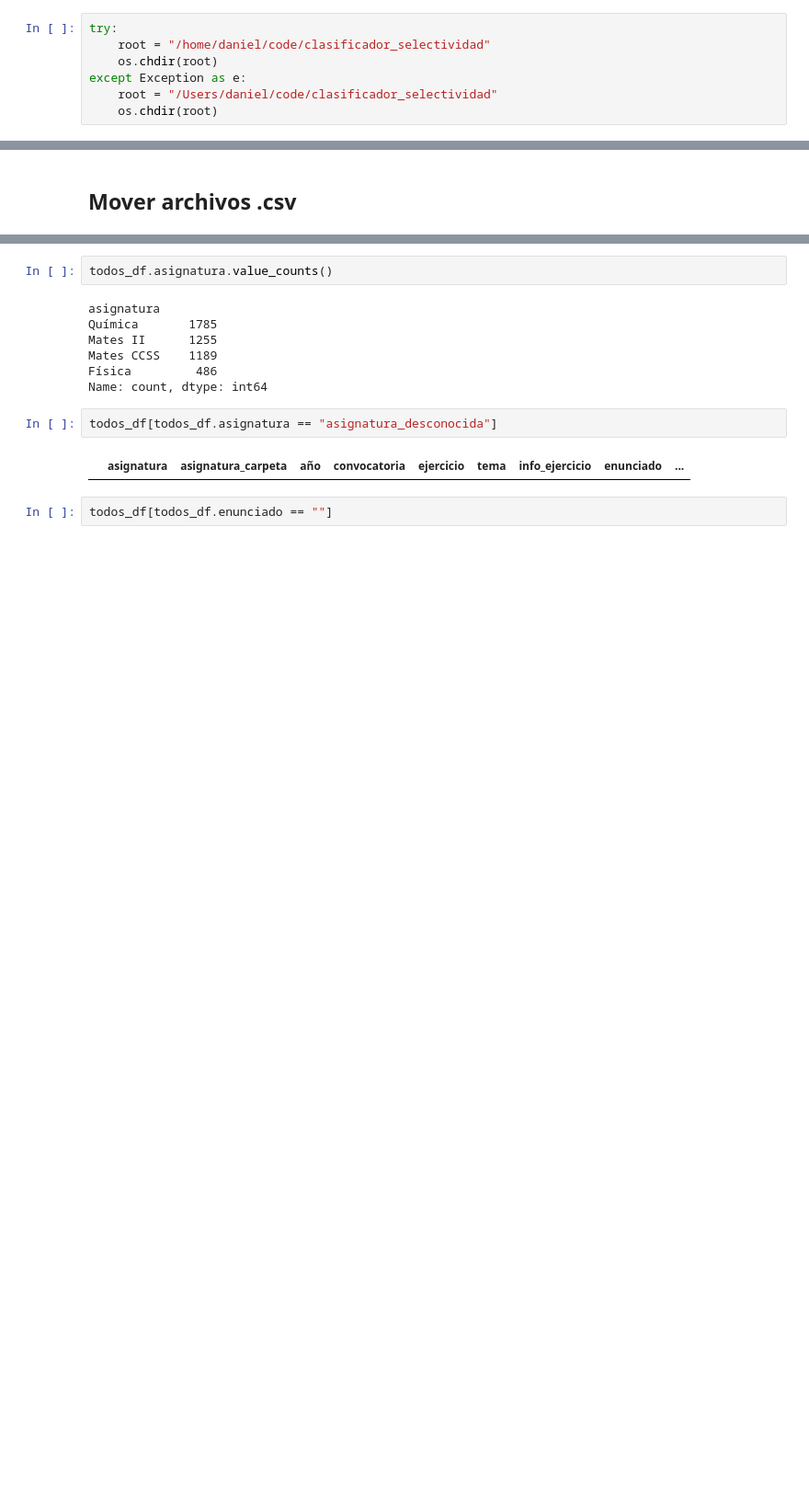
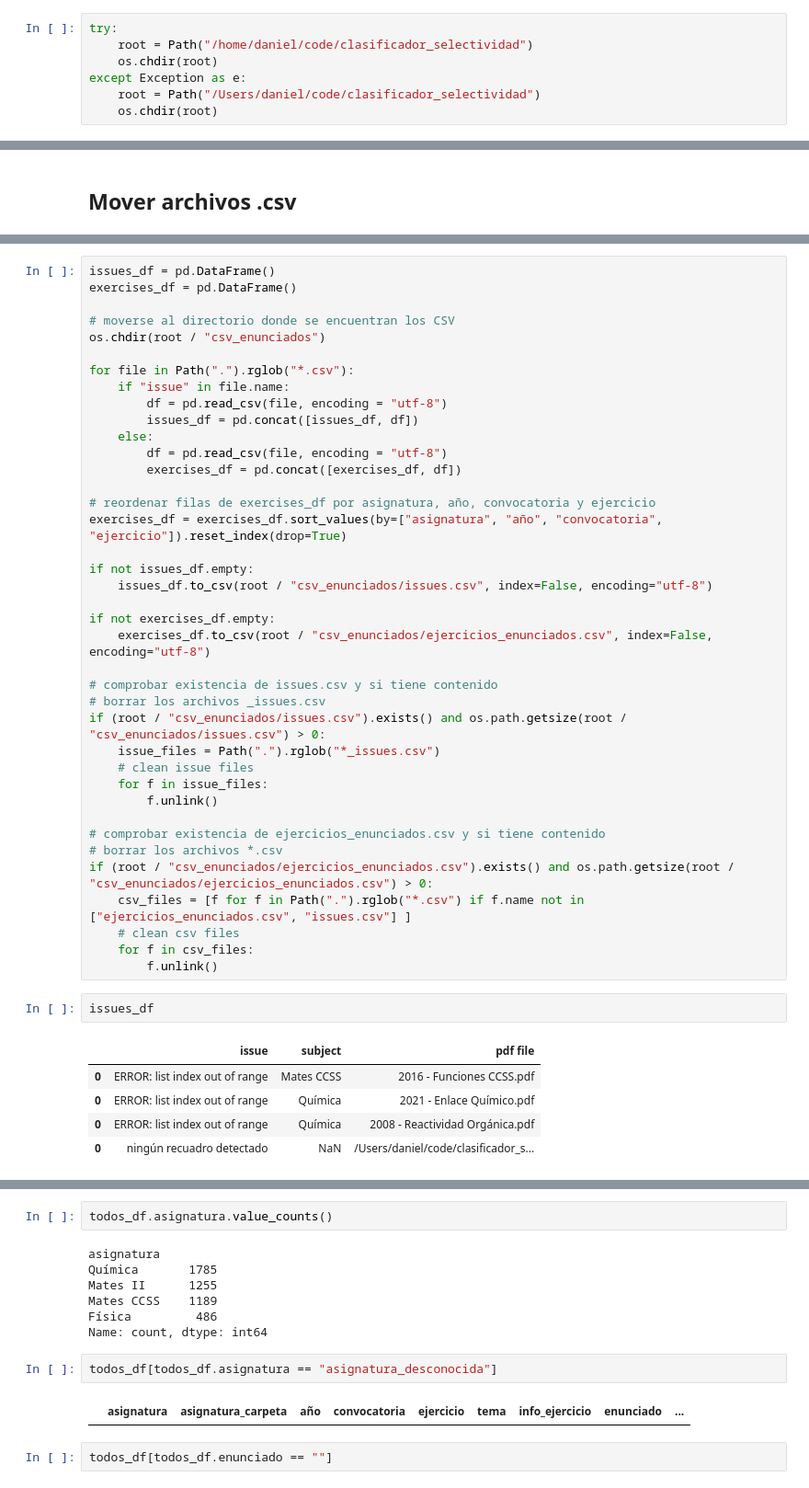
Before and after one commit to chusk2/clasificador_selectividad, a Jupyter notebook: jupyter notebooks/recortes_img.ipynb, the cells around one changed output, grey strips where cells are left out. Shown at 92% size. Saved outputs shown, nothing was run; the diff lists cells and outputs as text; blank space fills up the shorter version.

```diff
--- a/jupyter notebooks/recortes_img.ipynb
+++ b/jupyter notebooks/recortes_img.ipynb
@@ -20,8 +20,8 @@ Establecer directorio raiz
 # %%
 try:
-    root = "/home/daniel/code/clasificador_selectividad"
+    root = Path("/home/daniel/code/clasificador_selectividad")
     os.chdir(root)
 except Exception as e:
-    root = "/Users/daniel/code/clasificador_selectividad"
+    root = Path("/Users/daniel/code/clasificador_selectividad")
     os.chdir(root)
 # %% [markdown]
@@ -464 +415,48 @@ for f in csv_files:
+# %%
+issues_df = pd.DataFrame()
+exercises_df = pd.DataFrame()
+
+# moverse al directorio donde se encuentran los CSV
+os.chdir(root / "csv_enunciados")
+
+for file in Path(".").rglob("*.csv"):
+    if "issue" in file.name:
+        df = pd.read_csv(file, encoding = "utf-8")
+        issues_df = pd.concat([issues_df, df])
+    else:
+        df = pd.read_csv(file, encoding = "utf-8")
+        exercises_df = pd.concat([exercises_df, df])
+
+# reordenar filas de exercises_df por asignatura, año, convocatoria y ejercicio
+exercises_df = exercises_df.sort_values(by=["asignatura", "año", "convocatoria", "ejercicio"]).reset_index(drop=True)
+
+if not issues_df.empty:
+    issues_df.to_csv(root / "csv_enunciados/issues.csv", index=False, encoding="utf-8")
+
+if not exercises_df.empty:
+    exercises_df.to_csv(root / "csv_enunciados/ejercicios_enunciados.csv", index=False, encoding="utf-8")
+
+# comprobar existencia de issues.csv y si tiene contenido
+# borrar los archivos _issues.csv
+if (root / "csv_enunciados/issues.csv").exists() and os.path.getsize(root / "csv_enunciados/issues.csv") > 0:
+    issue_files = Path(".").rglob("*_issues.csv")
+    # clean issue files
+    for f in issue_files:
+        f.unlink()
+
+# comprobar existencia de ejercicios_enunciados.csv y si tiene contenido
+# borrar los archivos *.csv
+if (root / "csv_enunciados/ejercicios_enunciados.csv").exists() and os.path.getsize(root / "csv_enunciados/ejercicios_enunciados.csv") > 0:
+    csv_files = [f for f in Path(".").rglob("*.csv") if f.name not in ["ejercicios_enunciados.csv", "issues.csv"] ]
+    # clean csv files
+    for f in csv_files:
+        f.unlink()
+# %%
+issues_df
+# %% [output]
+|  | issue | subject | pdf file |
+| 0 | ERROR: list index out of range | Mates CCSS | 2016 - Funciones CCSS.pdf |
+| 0 | ERROR: list index out of range | Química | 2021 - Enlace Químico.pdf |
+| 0 | ERROR: list index out of range | Química | 2008 - Reactividad Orgánica.pdf |
+| 0 | ningún recuadro detectado | NaN | /Users/daniel/code/clasificador_s... |
 # %%
```
Also changed, not shown: parts of 26 cells of this notebook, 2 other files.
